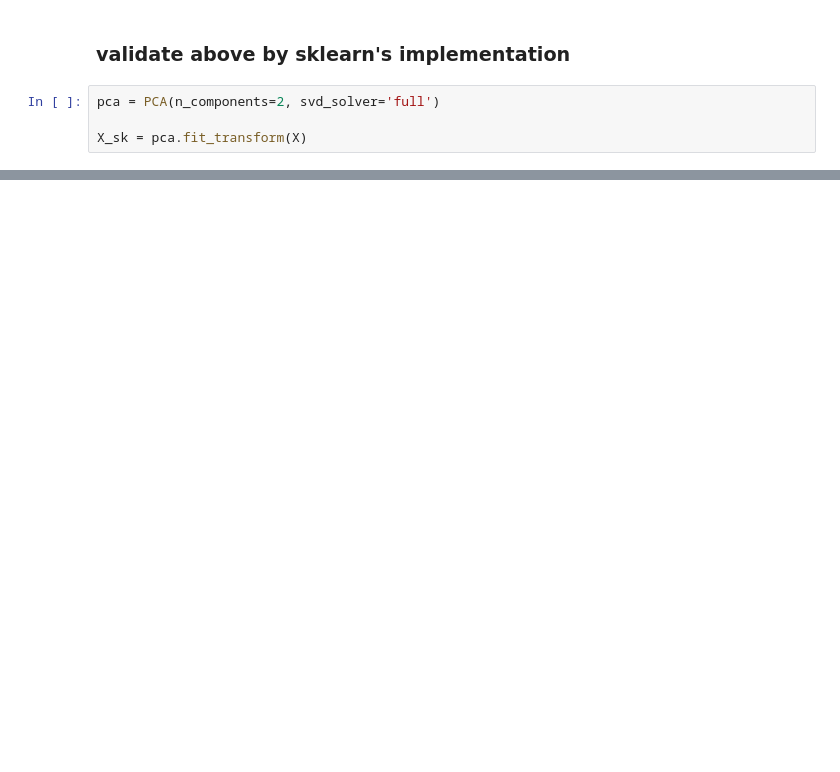
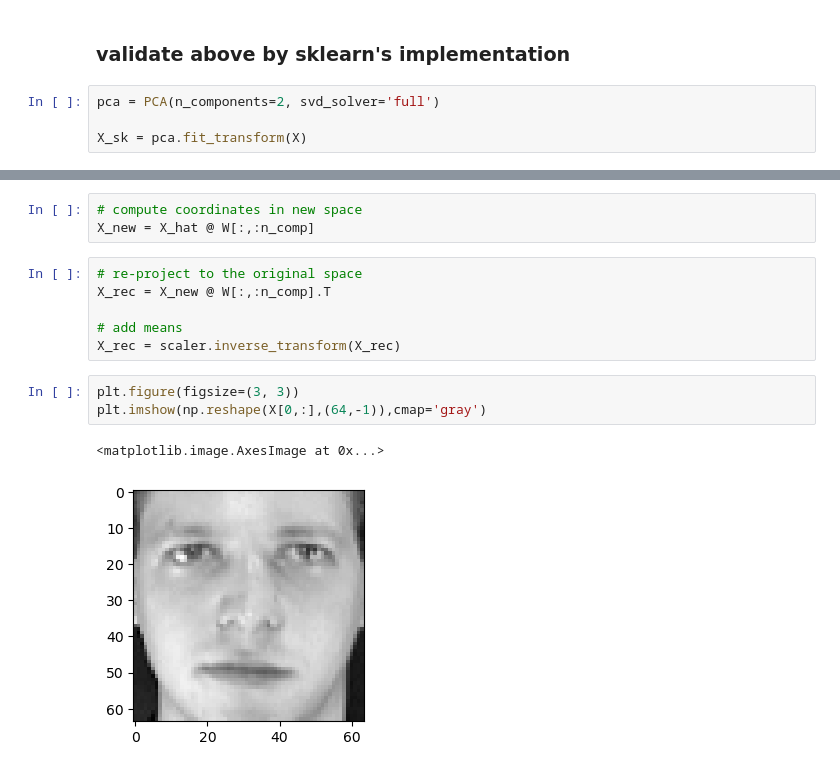
Before and after one commit to gozsoy/ml-algos-from-scratch, a Jupyter notebook: pca.ipynb, the cells around one changed output, grey strips where cells are left out. Cells and saved outputs as stored; diff of their text form; blank space fills up the shorter version.

```diff
--- a/pca.ipynb
+++ b/pca.ipynb
@@ -66,0 +94,15 @@ plt.scatter(x=X_sk[:,0],y=X_sk[:,1],c=y)
+# %%
+# compute coordinates in new space
+X_new = X_hat @ W[:,:n_comp]
+# %%
+# re-project to the original space
+X_rec = X_new @ W[:,:n_comp].T
+
+# add means
+X_rec = scaler.inverse_transform(X_rec)
+# %%
+plt.figure(figsize=(3, 3))
+plt.imshow(np.reshape(X[0,:],(64,-1)),cmap='gray')
+# %% [output]
+<matplotlib.image.AxesImage at 0x...>
+[figure, added]
```
Also changed, not shown: parts of 7 cells of this notebook.
